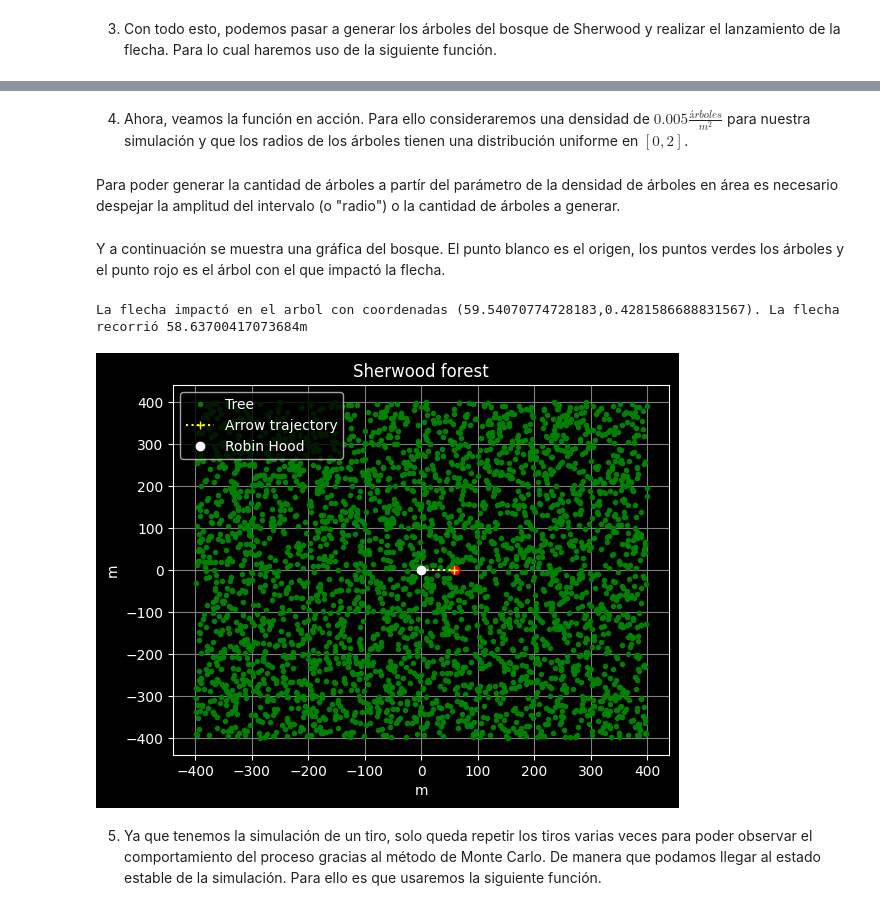
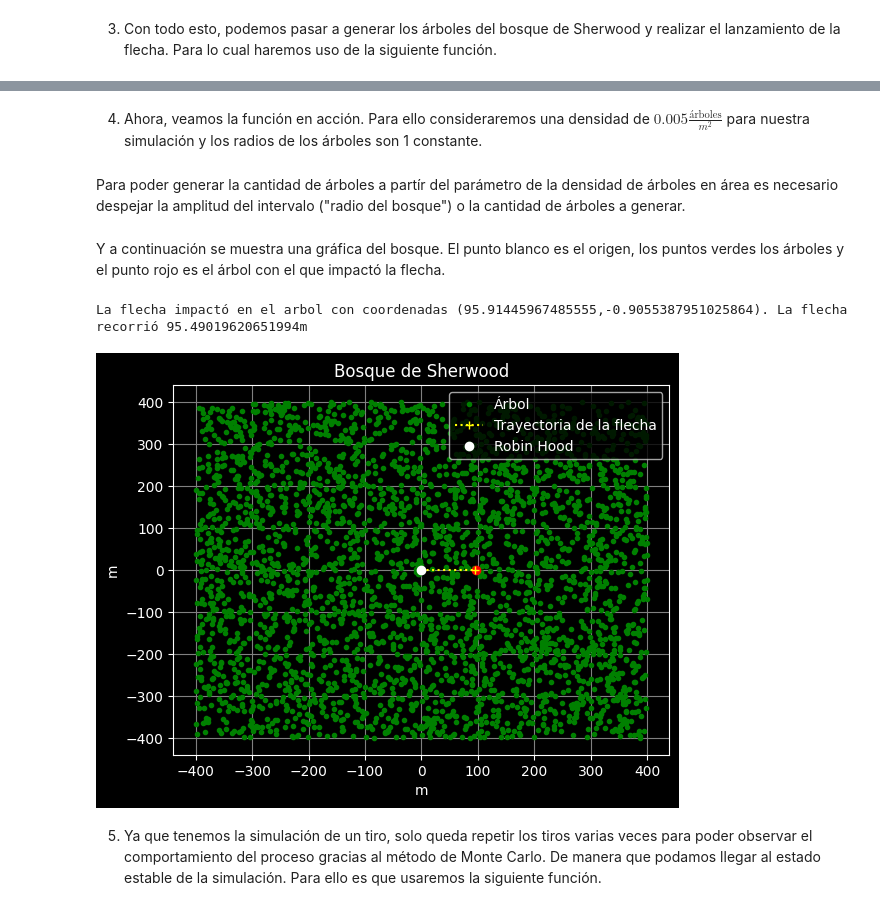
Before and after one commit to Vixuz144/Robin-Hood, a Jupyter notebook: Robin_Hood[ES].ipynb, the cells around one changed output, grey strips where cells are left out. Saved outputs shown, nothing was run; the diff lists cells and outputs as text; code cells hidden in the pictures.

```diff
--- a/Robin_Hood[ES].ipynb
+++ b/Robin_Hood[ES].ipynb
@@ -76,8 +76,8 @@ Esta función genera la posición de los centros de los árboles con dos distrib
   * d: flotante, distacia que recorrió la flecha hasta el impacto con un árbol.
 # %% [markdown]
-4. Ahora, veamos la función en acción. Para ello consideraremos una densidad de $0.005\frac{árboles}{m^2}$ para nuestra simulación y que los radios de los árboles tienen una distribución uniforme en $[0,2]$.
+4. Ahora, veamos la función en acción. Para ello consideraremos una densidad de $0.005\frac{\textrm{árboles}}{m^2}$ para nuestra simulación y los radios de los árboles son 1 constante.
 # %% [markdown]
-Para poder generar la cantidad de árboles a partír del parámetro de la densidad de árboles en área es necesario despejar la amplitud del intervalo (o "radio") o la cantidad de árboles a generar.
+Para poder generar la cantidad de árboles a partír del parámetro de la densidad de árboles en área es necesario despejar la amplitud del intervalo ("radio del bosque") o la cantidad de árboles a generar.
 # %%
 ρ = 0.005
 r = 400
@@ -92,27 +92,26 @@ Y a continuación se muestra una gráfica del bosque. El punto blanco es el orig
 # %%
 ra = 1
 X, Y, x, y, d = bosque_flecha(-r, r, ra, n)
 
 print(f'La flecha impactó en el arbol con coordenadas ({x},{y}). La flecha recorrió {d}m')
 
 plt.style.use('dark_background')
 
-plt.plot(X,Y, '.g', label='Tree')
+plt.plot(X,Y, '.g', label='Árbol')
 plt.plot(x,y, 'or')
-plt.plot((0,d), (0,0), ':+', color = 'yellow', label='Arrow trajectory')
+plt.plot((0,d), (0,0), ':+', color = 'yellow', label='Trayectoria de la flecha')
 plt.plot(0,0, 'ow', label='Robin Hood')
-plt.title('Proceso de Poisson Bivariado')
-plt.title('Sherwood forest')
+plt.title('Bosque de Sherwood')
 plt.xlabel('m')
 plt.ylabel('m')
 plt.grid(color='gray')
 plt.legend()
 
-plt.savefig('Septima_graf')
+plt.savefig('Primera_graf')
 plt.show()
 # %% [output]
-La flecha impactó en el arbol con coordenadas (59.54070774728183,0.4281586688831567). La flecha recorrió 58.63700417073684m
+La flecha impactó en el arbol con coordenadas (95.91445967485555,-0.9055387951025864). La flecha recorrió 95.49019620651994m
-[figure, old version]
+[figure, new version]
 # %% [markdown]
 5. Ya que tenemos la simulación de un tiro, solo queda repetir los tiros varias veces para poder observar el comportamiento del proceso gracias al método de Monte Carlo. De manera que podamos llegar al estado estable de la simulación. Para ello es que usaremos la siguiente función.
 # %%
```
Also changed, not shown: parts of 70 cells of this notebook.
